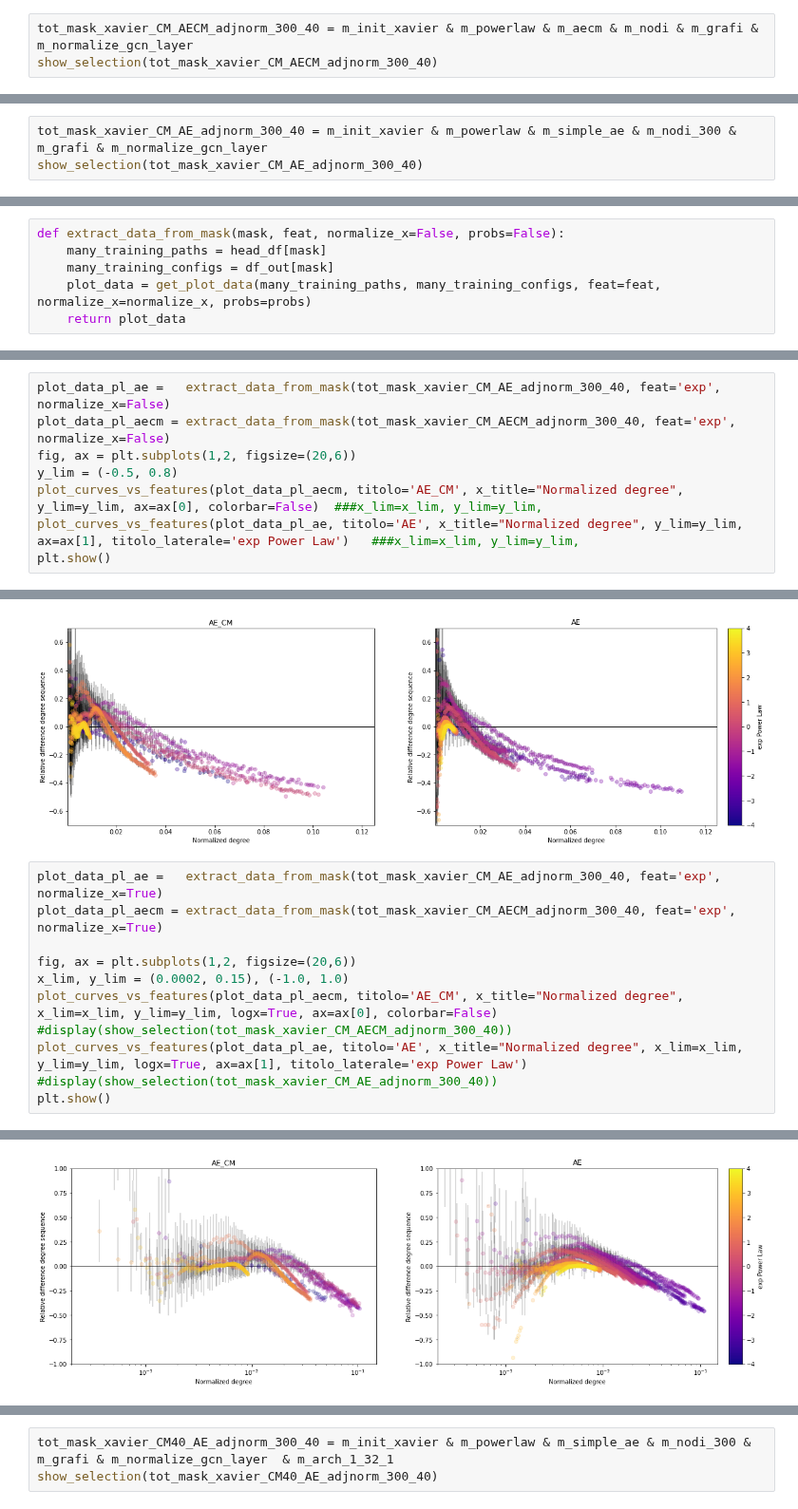
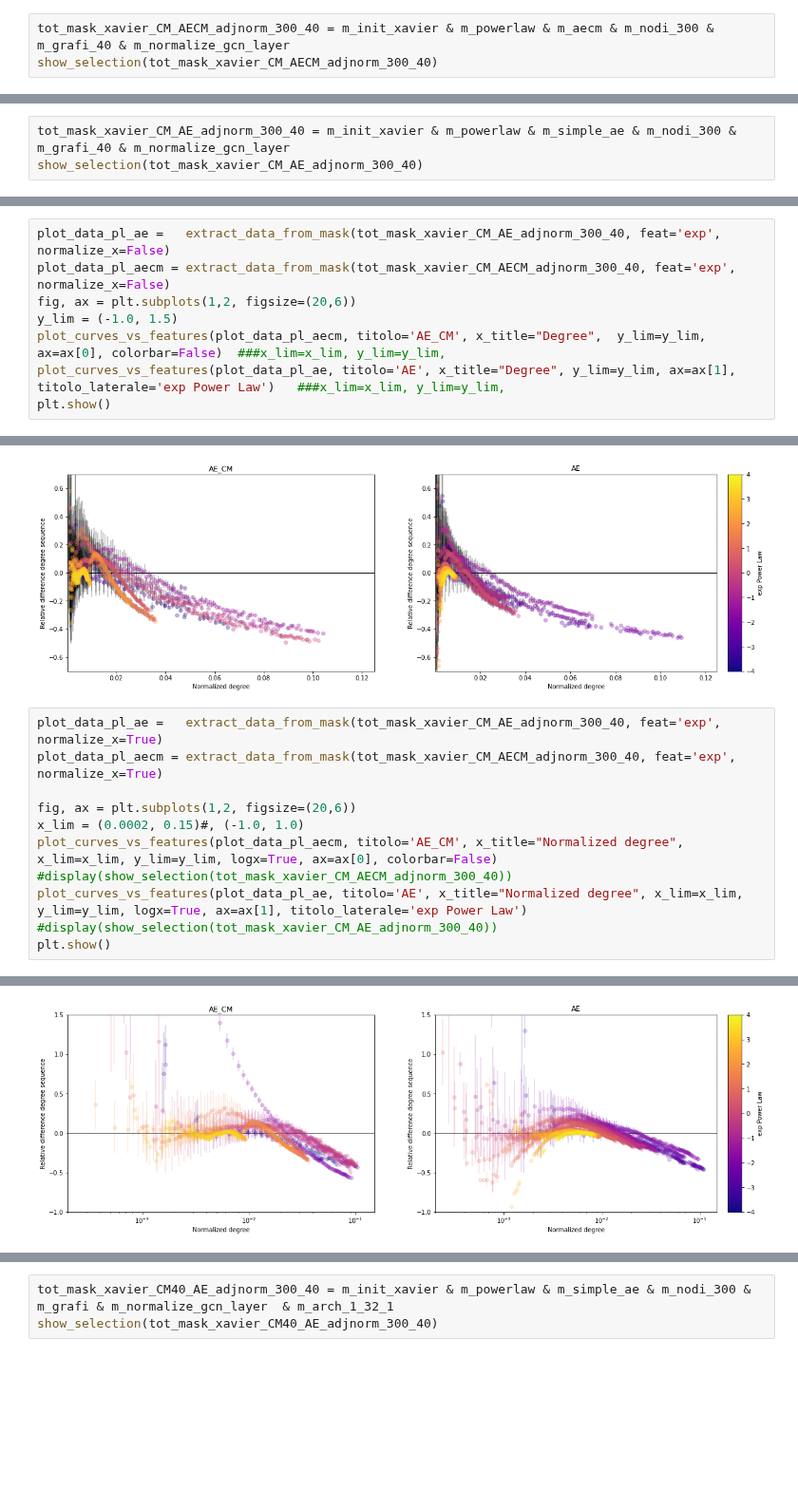
Before and after one commit to dandarm/Embednet, a Jupyter notebook: grid_studies.ipynb, the cells around one changed output, grey strips where cells are left out. Shown at 95% size. Drawn from its saved outputs; the diff is of its cells as text; blank space fills up the shorter version.

```diff
--- a/grid_studies.ipynb
+++ b/grid_studies.ipynb
@@ -181,7 +205,7 @@ show_selection( m_init_xavier & m_erdos & m_simple_ae & m_arch_1_32_16 )
 # %% [markdown]
 ### Scarto VS exp power law
 # %%
-tot_mask_xavier_CM_AECM_adjnorm_300_40 = m_init_xavier & m_powerlaw & m_aecm & m_nodi & m_grafi & m_normalize_gcn_layer
+tot_mask_xavier_CM_AECM_adjnorm_300_40 = m_init_xavier & m_powerlaw & m_aecm & m_nodi_300 & m_grafi_40 & m_normalize_gcn_layer
 show_selection(tot_mask_xavier_CM_AECM_adjnorm_300_40)
 # %% [output]
 |  | folders |
@@ -195,7 +222,7 @@ show_selection(tot_mask_xavier_CM_AECM_adjnorm_300_40)
 | 487 | /home/daniele/Documenti/Progetti/... |
 | 556 | /home/daniele/Documenti/Progetti/... |
 # %%
-tot_mask_xavier_CM_AE_adjnorm_300_40 = m_init_xavier & m_powerlaw & m_simple_ae & m_nodi_300 & m_grafi & m_normalize_gcn_layer
+tot_mask_xavier_CM_AE_adjnorm_300_40 = m_init_xavier & m_powerlaw & m_simple_ae & m_nodi_300 & m_grafi_40 & m_normalize_gcn_layer
 show_selection(tot_mask_xavier_CM_AE_adjnorm_300_40)
 # %% [output]
 |  | folders |
@@ -318,9 +344,3 @@ plot_selections(res, ylim=(-300,7), xlim=(0,400))
 [figure]
 # %% [markdown]
 # Plot dello scarto al variare del p Erdos-Renyi
-# %%
-def extract_data_from_mask(mask, feat, normalize_x=False, probs=False):
-    many_training_paths = head_df[mask]
-    many_training_configs = df_out[mask]
-    plot_data = get_plot_data(many_training_paths, many_training_configs, feat=feat, normalize_x=normalize_x, probs=probs)
-    return plot_data
@@ -392,8 +434,8 @@ plt.show()
 plot_data_pl_ae =   extract_data_from_mask(tot_mask_xavier_CM_AE_adjnorm_300_40, feat='exp', normalize_x=False)
 plot_data_pl_aecm = extract_data_from_mask(tot_mask_xavier_CM_AECM_adjnorm_300_40, feat='exp', normalize_x=False)
 fig, ax = plt.subplots(1,2, figsize=(20,6))
-y_lim = (-0.5, 0.8)
-plot_curves_vs_features(plot_data_pl_aecm, titolo='AE_CM', x_title="Normalized degree",  y_lim=y_lim, ax=ax[0], colorbar=False)  ###x_lim=x_lim, y_lim=y_lim,
-plot_curves_vs_features(plot_data_pl_ae, titolo='AE', x_title="Normalized degree", y_lim=y_lim, ax=ax[1], titolo_laterale='exp Power Law')   ###x_lim=x_lim, y_lim=y_lim,
+y_lim = (-1.0, 1.5)
+plot_curves_vs_features(plot_data_pl_aecm, titolo='AE_CM', x_title="Degree",  y_lim=y_lim, ax=ax[0], colorbar=False)  ###x_lim=x_lim, y_lim=y_lim,
+plot_curves_vs_features(plot_data_pl_ae, titolo='AE', x_title="Degree", y_lim=y_lim, ax=ax[1], titolo_laterale='exp Power Law')   ###x_lim=x_lim, y_lim=y_lim,
 plt.show()
 # %% [output]
@@ -423,7 +448,7 @@ plot_data_pl_ae =   extract_data_from_mask(tot_mask_xavier_CM_AE_adjnorm_300_40,
 plot_data_pl_aecm = extract_data_from_mask(tot_mask_xavier_CM_AECM_adjnorm_300_40, feat='exp', normalize_x=True)
 
 fig, ax = plt.subplots(1,2, figsize=(20,6))
-x_lim, y_lim = (0.0002, 0.15), (-1.0, 1.0)
+x_lim = (0.0002, 0.15)#, (-1.0, 1.0)
 plot_curves_vs_features(plot_data_pl_aecm, titolo='AE_CM', x_title="Normalized degree", x_lim=x_lim, y_lim=y_lim, logx=True, ax=ax[0], colorbar=False)
 #display(show_selection(tot_mask_xavier_CM_AECM_adjnorm_300_40))
 plot_curves_vs_features(plot_data_pl_ae, titolo='AE', x_title="Normalized degree", x_lim=x_lim, y_lim=y_lim, logx=True, ax=ax[1], titolo_laterale='exp Power Law')
@@ -450 +458 @@ plt.show()
-[figure, old version]
+[figure, new version]
```
Also changed, not shown: parts of 34 cells of this notebook, 9 other files.
